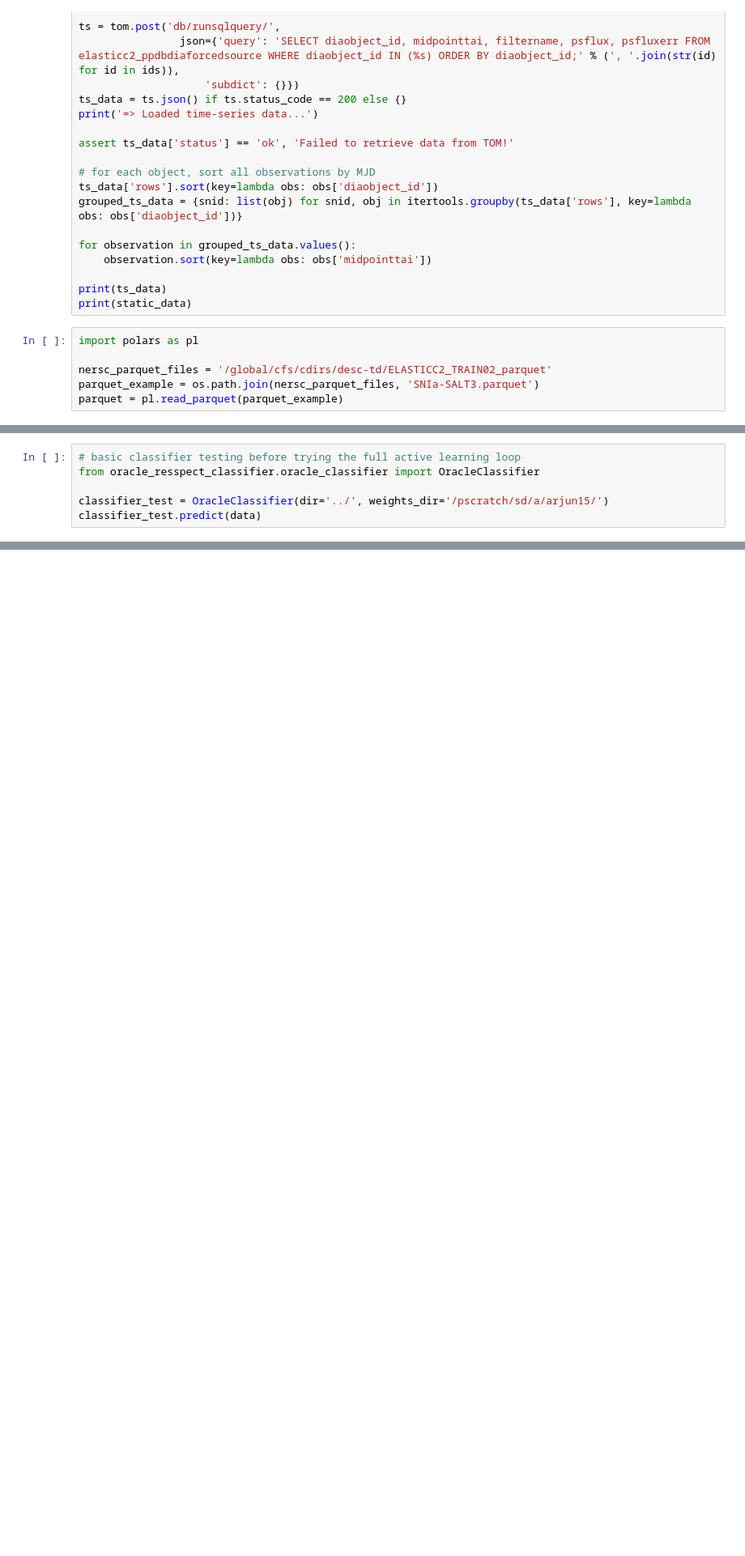
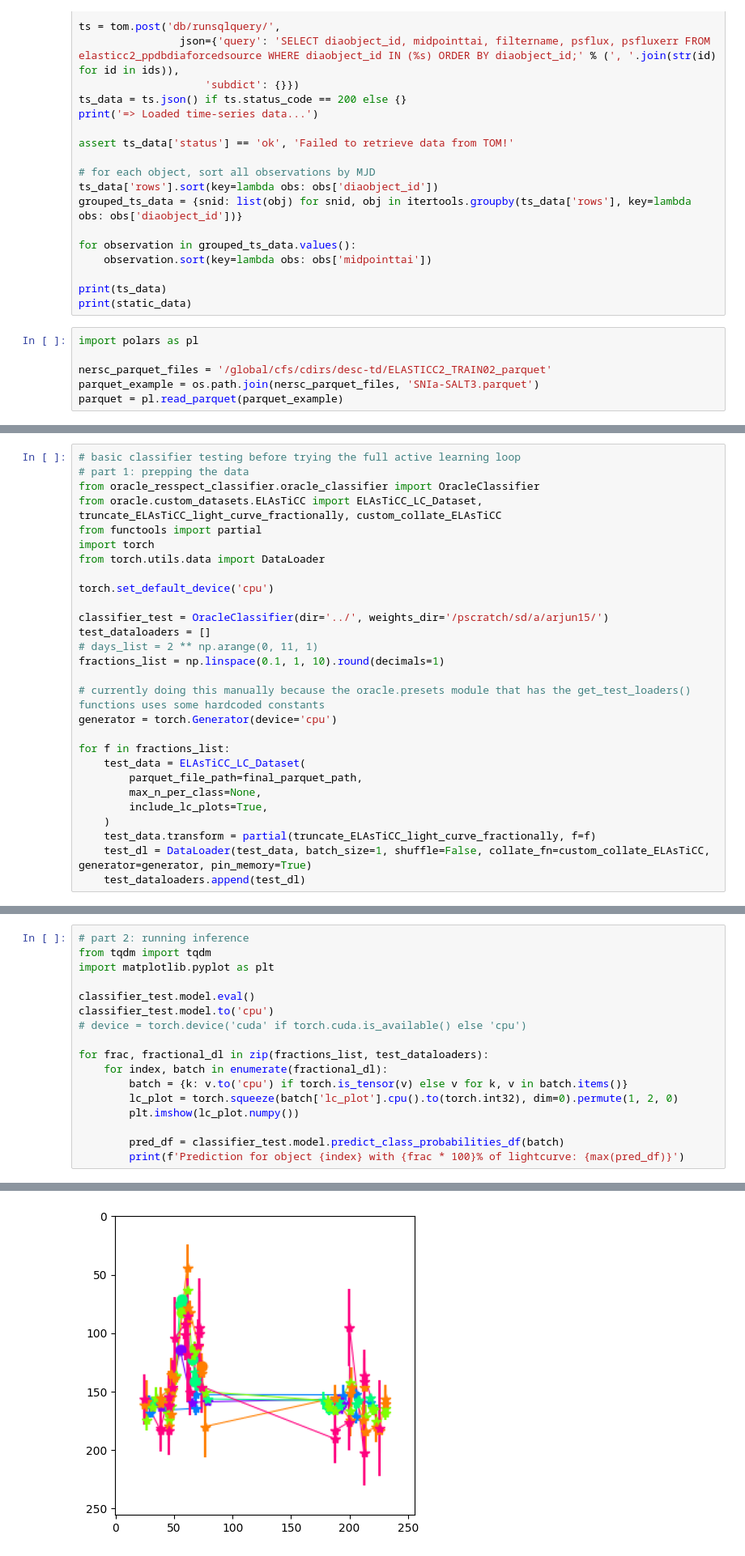
Before and after one commit to LSSTDESC/oracle-resspect-classifier, a Jupyter notebook: notebooks/end-to-end-test.ipynb, the cells around one changed output, grey strips where cells are left out. Shown at 81% size. Saved outputs shown, nothing was run; the diff lists cells and outputs as text; blank space fills up the shorter version.

```diff
--- a/notebooks/end-to-end-test.ipynb
+++ b/notebooks/end-to-end-test.ipynb
@@ -153,6 +163,28 @@ data
 # %%
 # basic classifier testing before trying the full active learning loop
+# part 1: prepping the data
 from oracle_resspect_classifier.oracle_classifier import OracleClassifier
+from oracle.custom_datasets.ELAsTiCC import ELAsTiCC_LC_Dataset, truncate_ELAsTiCC_light_curve_fractionally, custom_collate_ELAsTiCC
+from functools import partial
+import torch
+from torch.utils.data import DataLoader
+
+torch.set_default_device('cpu')
 
 classifier_test = OracleClassifier(dir='../', weights_dir='/pscratch/sd/a/arjun15/')
-classifier_test.predict(data)
+test_dataloaders = []
+# days_list = 2 ** np.arange(0, 11, 1)
+fractions_list = np.linspace(0.1, 1, 10).round(decimals=1)
+
+# currently doing this manually because the oracle.presets module that has the get_test_loaders() functions uses some hardcoded constants
+generator = torch.Generator(device='cpu')
+
+for f in fractions_list:
+    test_data = ELAsTiCC_LC_Dataset(
+        parquet_file_path=final_parquet_path,
+        max_n_per_class=None,
+        include_lc_plots=True,
+    )
+    test_data.transform = partial(truncate_ELAsTiCC_light_curve_fractionally, f=f)
+    test_dl = DataLoader(test_data, batch_size=1, shuffle=False, collate_fn=custom_collate_ELAsTiCC, generator=generator, pin_memory=True)
+    test_dataloaders.append(test_dl)
@@ -176,0 +209,18 @@ plt.show()
+# %%
+# part 2: running inference
+from tqdm import tqdm
+import matplotlib.pyplot as plt
+
+classifier_test.model.eval()
+classifier_test.model.to('cpu')
+# device = torch.device('cuda' if torch.cuda.is_available() else 'cpu')
+
+for frac, fractional_dl in zip(fractions_list, test_dataloaders):
+    for index, batch in enumerate(fractional_dl):
+        batch = {k: v.to('cpu') if torch.is_tensor(v) else v for k, v in batch.items()}
+        lc_plot = torch.squeeze(batch['lc_plot'].cpu().to(torch.int32), dim=0).permute(1, 2, 0)
+        plt.imshow(lc_plot.numpy())
+
+        pred_df = classifier_test.model.predict_class_probabilities_df(batch)
+        print(f'Prediction for object {index} with {frac * 100}% of lightcurve: {max(pred_df)}')
+# %% [output]
@@ -176,0 +244 @@ plt.show()
+[figure, added]
```
Also changed, not shown: parts of 7 cells of this notebook, 3 other files.
